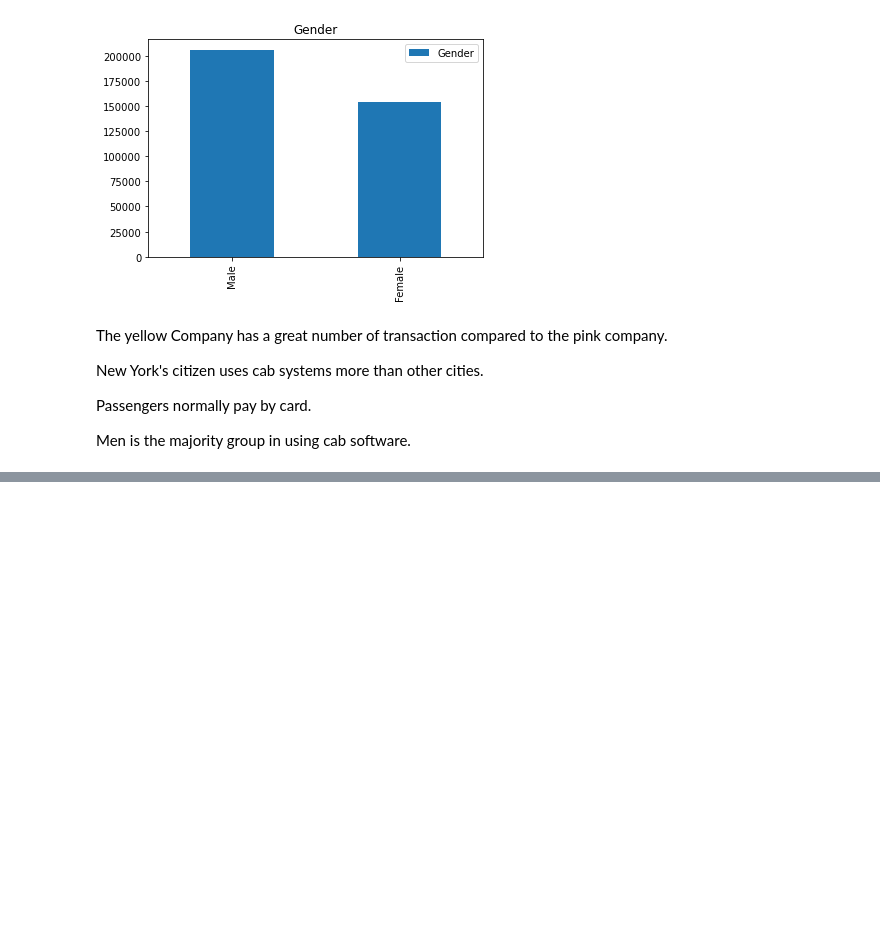
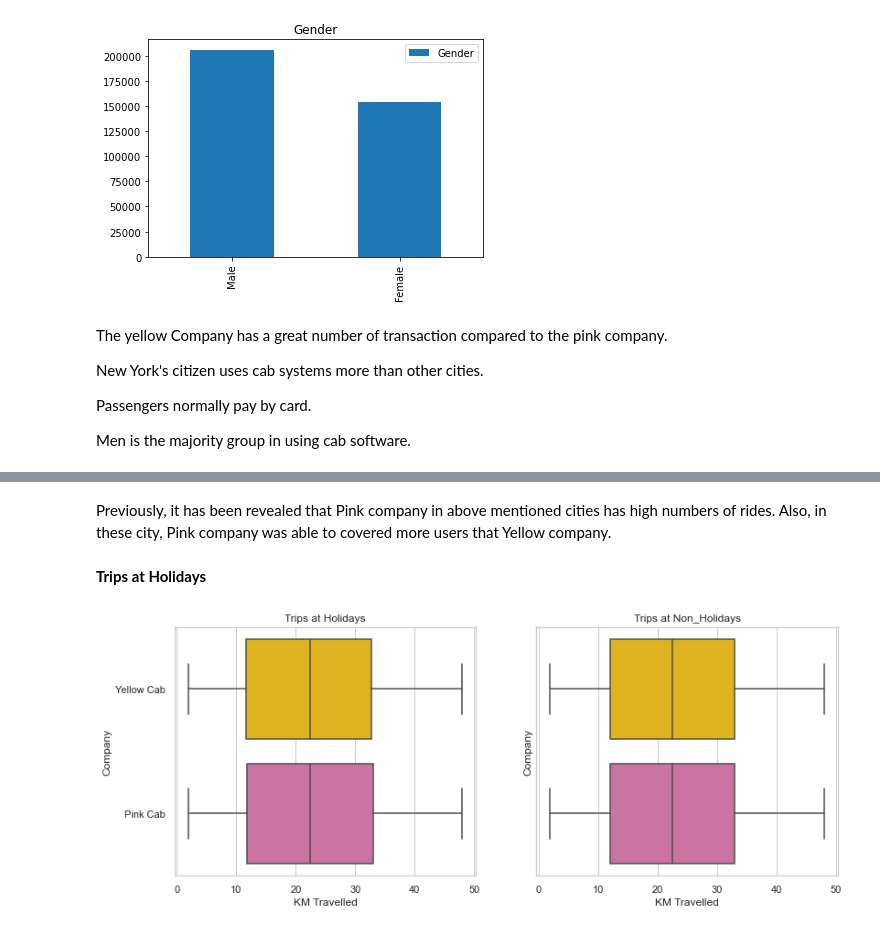
Before and after one commit to MohsenBah/G2M_Insight_Cab_Investment, a Jupyter notebook: G2M_insights.ipynb, the cells around one changed output, grey strips where cells are left out. Cells and saved outputs as stored; diff of their text form; code cells hidden in the pictures; blank space fills up the shorter version.

```diff
--- a/G2M_insights.ipynb
+++ b/G2M_insights.ipynb
@@ -476,0 +474,22 @@ Previously, it has been revealed that Pink company in above mentioned cities has
+# %% [markdown]
+Previously, it has been revealed that Pink company in above mentioned cities has high numbers of rides. Also, in these city, Pink company was able to covered more users that Yellow company.
+# %% [markdown]
+<b> Trips at Holidays</b>
+# %%
+palette = [ '#ffc400', '#d965a4']
+Holiday = cab_data[cab_data.Holiday == 1]
+Non_Holiday = cab_data[cab_data.Holiday == 0]
+
+fig, ax = plt.subplots(1,2, figsize = (13,5), sharey = True)
+
+sns.boxplot(x = 'KM Travelled', y = 'Company', data = Holiday, palette = palette,
+        order = ['Pink Cab', 'Yellow Cab'], ax = ax[0]).\
+set_title('Trips at Holidays');
+
+
+sns.boxplot(x = 'KM Travelled', y = 'Company', data = Non_Holiday, palette = palette, ax = ax[1]).\
+set_title('Trips at Non_Holidays');
+
+plt.show()
+# %% [output]
+[figure, added]
```
Also changed, not shown: parts of 68 cells of this notebook.
